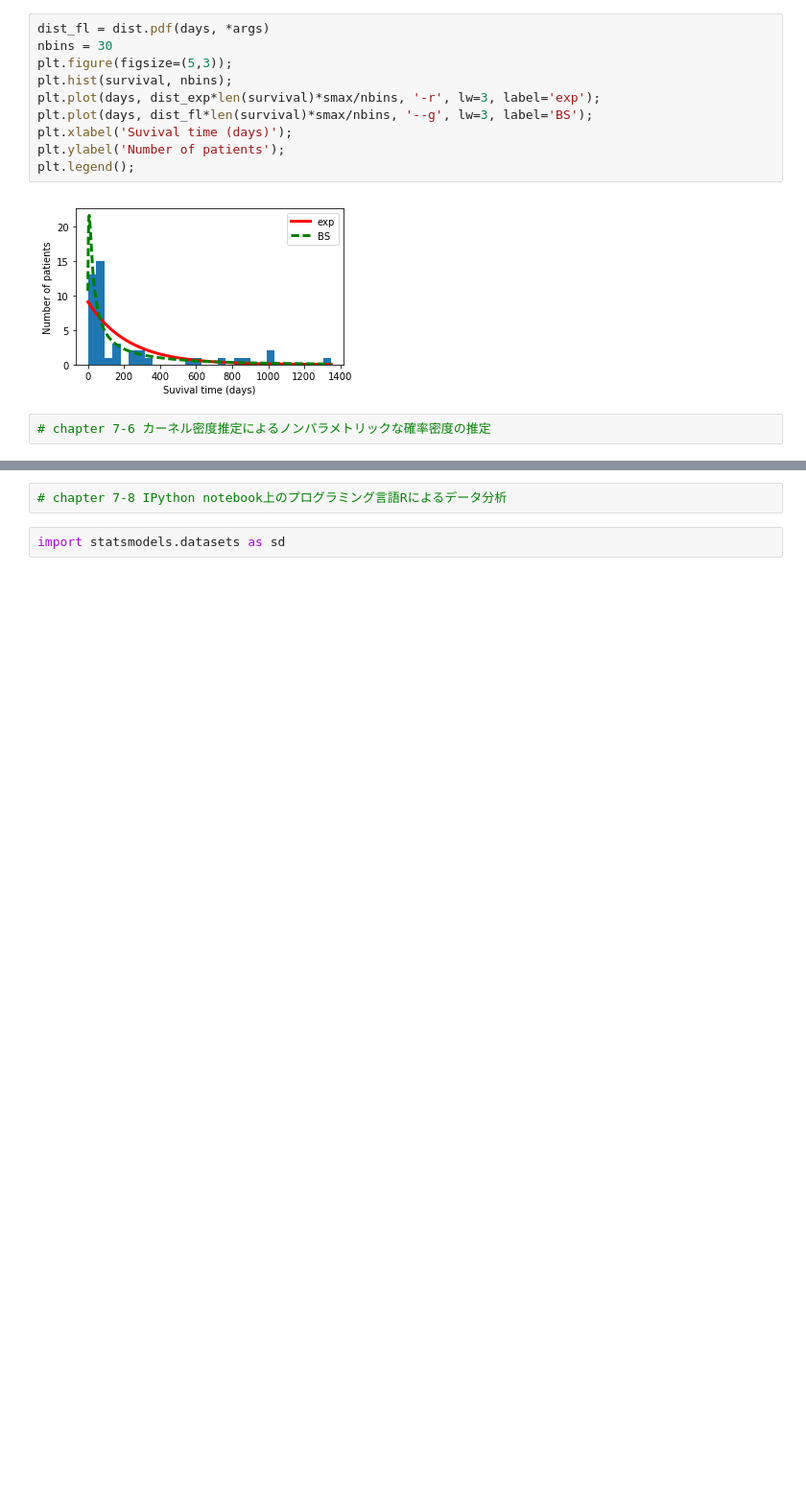
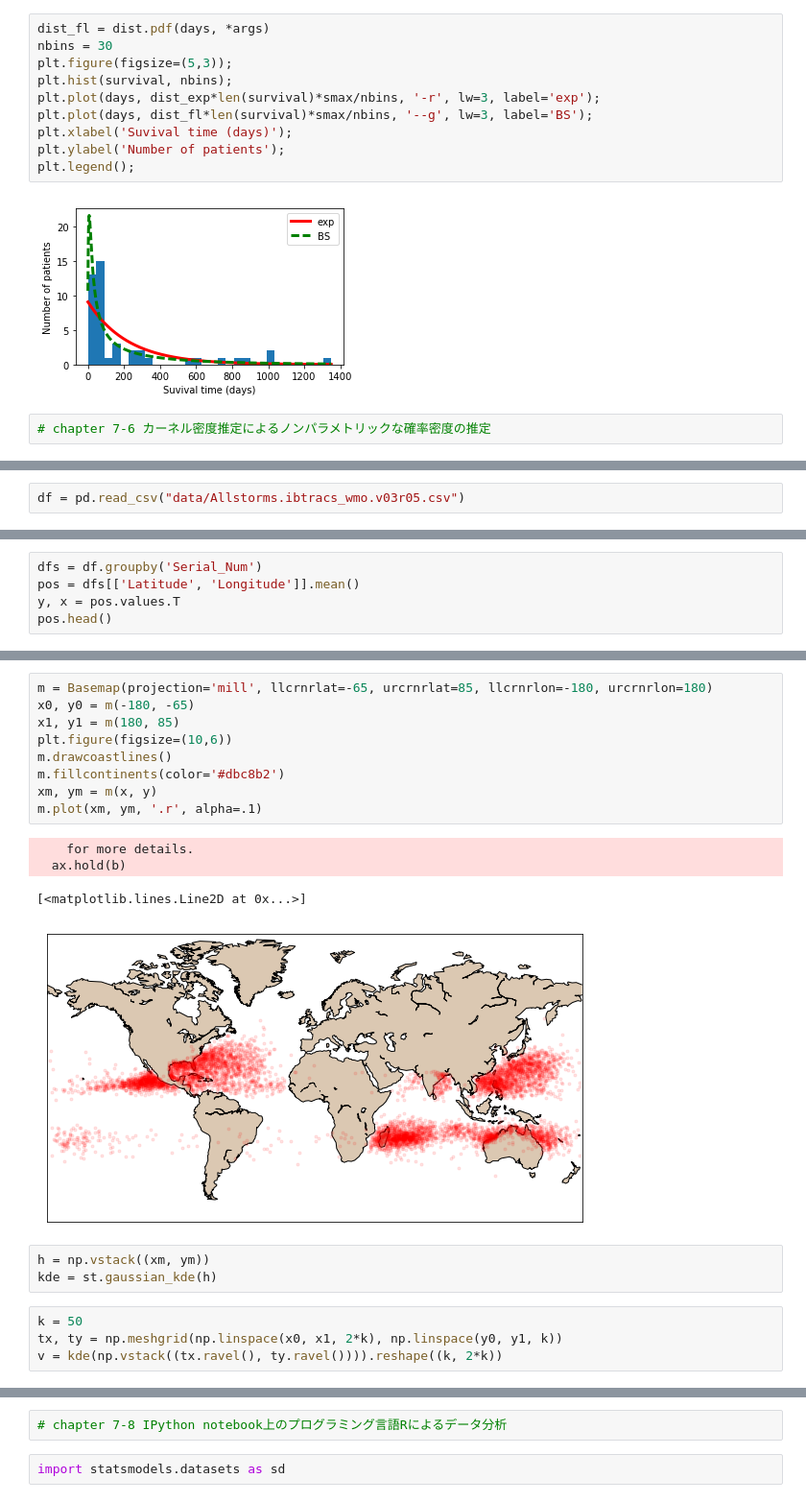
Before and after one commit to discocactus/IPython_DataScienceCookBook, a Jupyter notebook: IPythonDSCB_7.ipynb, the cells around one changed output, grey strips where cells are left out. Shown: that part at 96% size. Saved outputs shown, nothing was run; the diff lists cells and outputs as text; blank space fills up the shorter version.

```diff
--- a/IPythonDSCB_7.ipynb
+++ b/IPythonDSCB_7.ipynb
@@ -294,0 +293,2 @@ ModuleNotFoundError: No module named 'mpl_toolkits.basemap'
+# %%
+df = pd.read_csv("data/Allstorms.ibtracs_wmo.v03r05.csv")
@@ -294,0 +304,5 @@ ModuleNotFoundError: No module named 'mpl_toolkits.basemap'
+# %%
+dfs = df.groupby('Serial_Num')
+pos = dfs[['Latitude', 'Longitude']].mean()
+y, x = pos.values.T
+pos.head()
@@ -294,0 +317,21 @@ ModuleNotFoundError: No module named 'mpl_toolkits.basemap'
+# %%
+m = Basemap(projection='mill', llcrnrlat=-65, urcrnrlat=85, llcrnrlon=-180, urcrnrlon=180)
+x0, y0 = m(-180, -65)
+x1, y1 = m(180, 85)
+plt.figure(figsize=(10,6))
+m.drawcoastlines()
+m.fillcontinents(color='#dbc8b2')
+xm, ym = m(x, y)
+m.plot(xm, ym, '.r', alpha=.1)
+# %% [output]
+    for more details.
+  ax.hold(b)
+[<matplotlib.lines.Line2D at 0x...>]
+[figure, added]
+# %%
+h = np.vstack((xm, ym))
+kde = st.gaussian_kde(h)
+# %%
+k = 50
+tx, ty = np.meshgrid(np.linspace(x0, x1, 2*k), np.linspace(y0, y1, k))
+v = kde(np.vstack((tx.ravel(), ty.ravel()))).reshape((k, 2*k))
```
Also changed, not shown: parts of 8 cells of this notebook.
